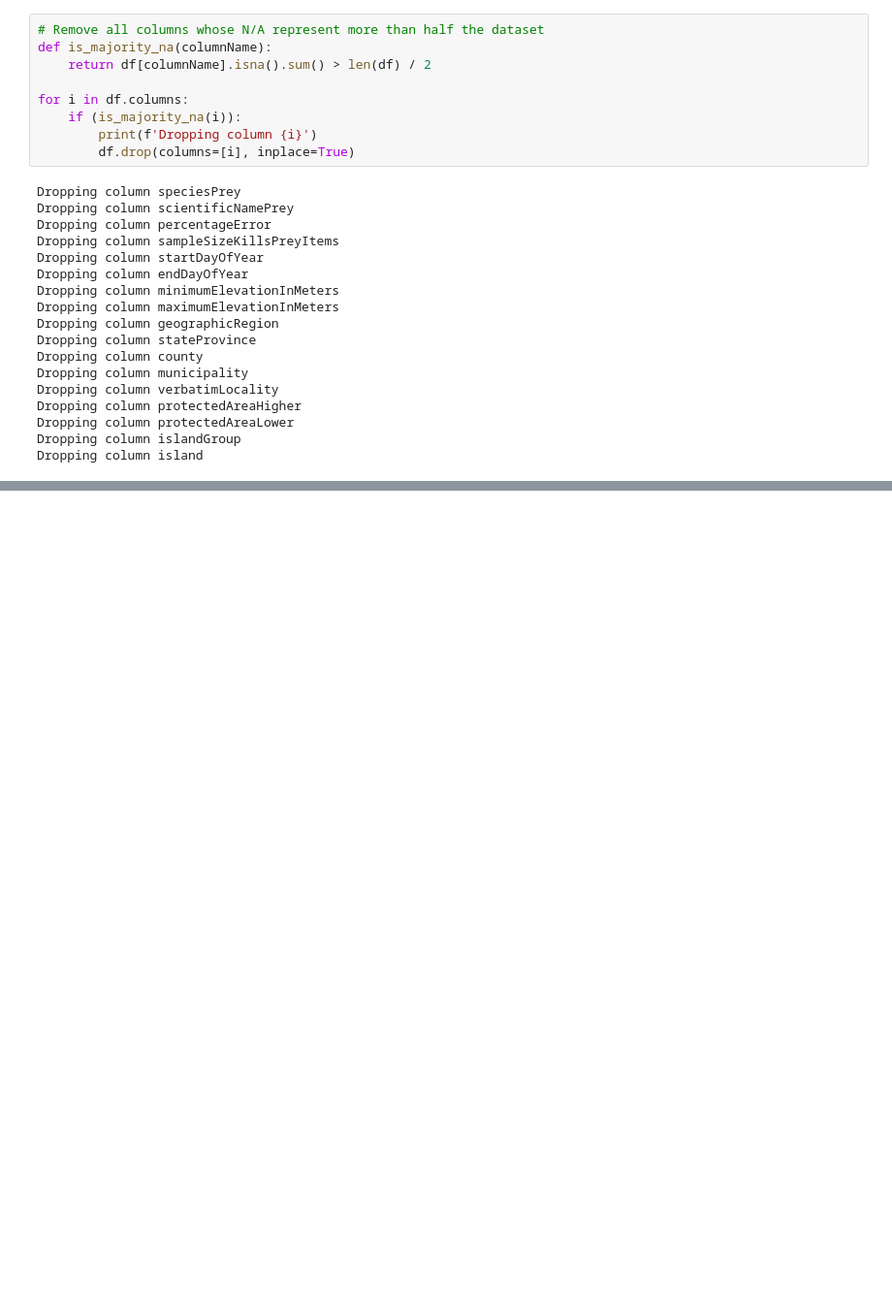
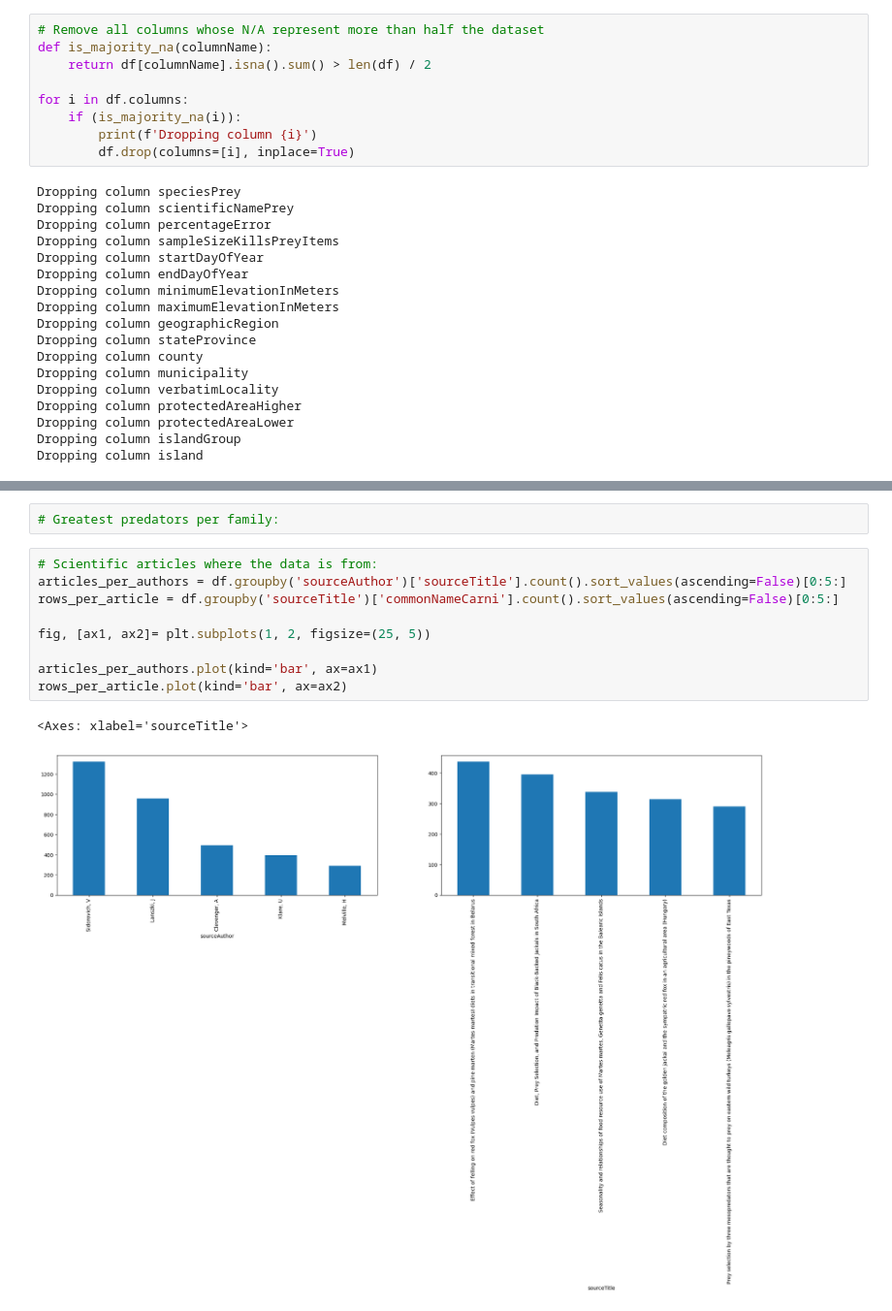
Before and after one commit to louis-md/Project_4, a Jupyter notebook: Project4.ipynb, the cells around one changed output, grey strips where cells are left out. Shown at 97% size. Cells and saved outputs as stored; diff of their text form; blank space fills up the shorter version.

```diff
--- a/Project4.ipynb
+++ b/Project4.ipynb
@@ -46,0 +116,14 @@ df.drop(index=[*df.loc[df['commonNamePrey'] == '0.1-0.3 kg rodent'].index,
+# %%
+# Greatest predators per family:
+# %%
+# Scientific articles where the data is from:
+articles_per_authors = df.groupby('sourceAuthor')['sourceTitle'].count().sort_values(ascending=False)[0:5:]
+rows_per_article = df.groupby('sourceTitle')['commonNameCarni'].count().sort_values(ascending=False)[0:5:]
+
+fig, [ax1, ax2]= plt.subplots(1, 2, figsize=(25, 5))
+
+articles_per_authors.plot(kind='bar', ax=ax1)
+rows_per_article.plot(kind='bar', ax=ax2)
+# %% [output]
+<Axes: xlabel='sourceTitle'>
+[figure, added]
```
Also changed, not shown: parts of 6 cells of this notebook, 1 other file.
